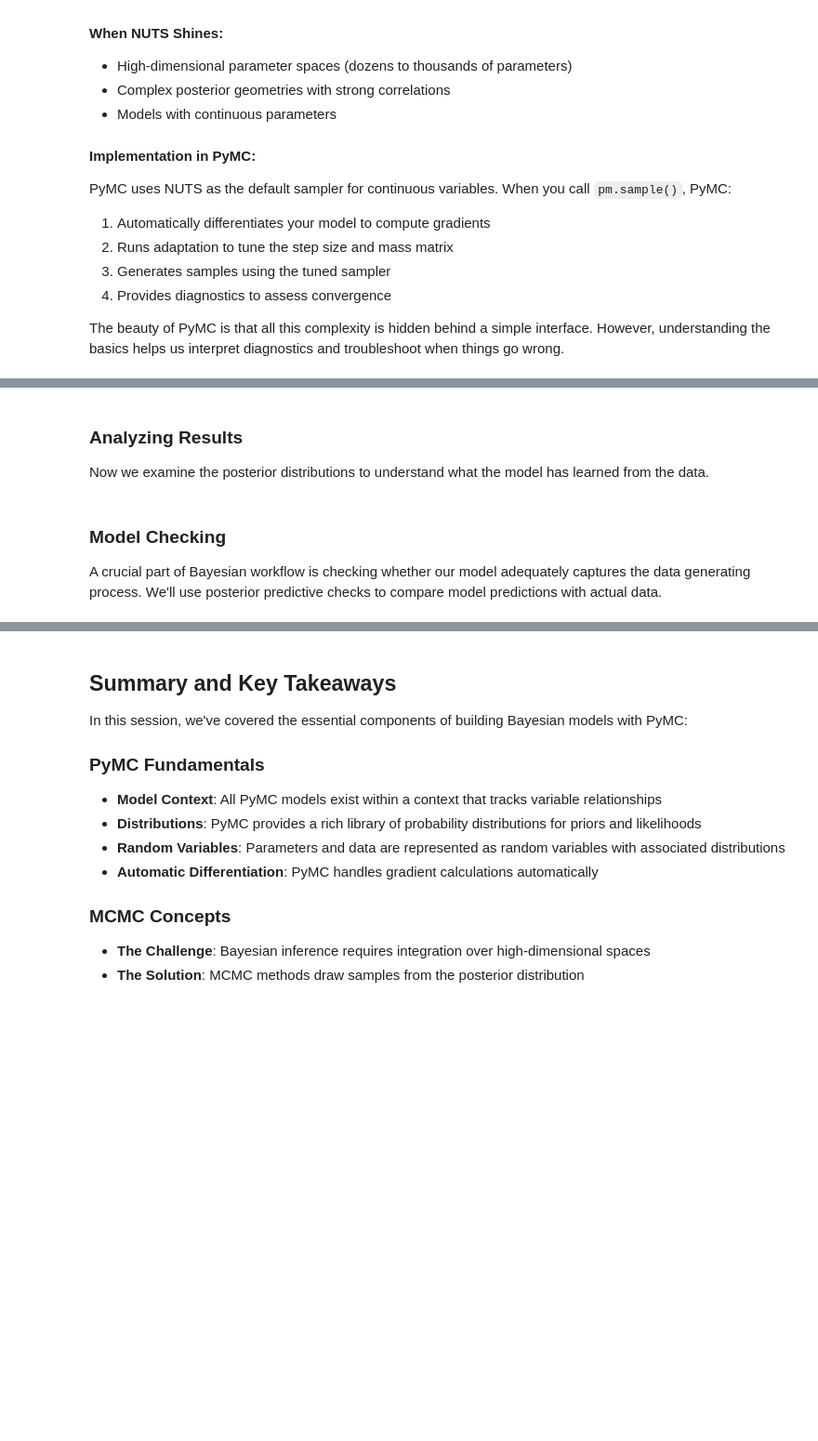
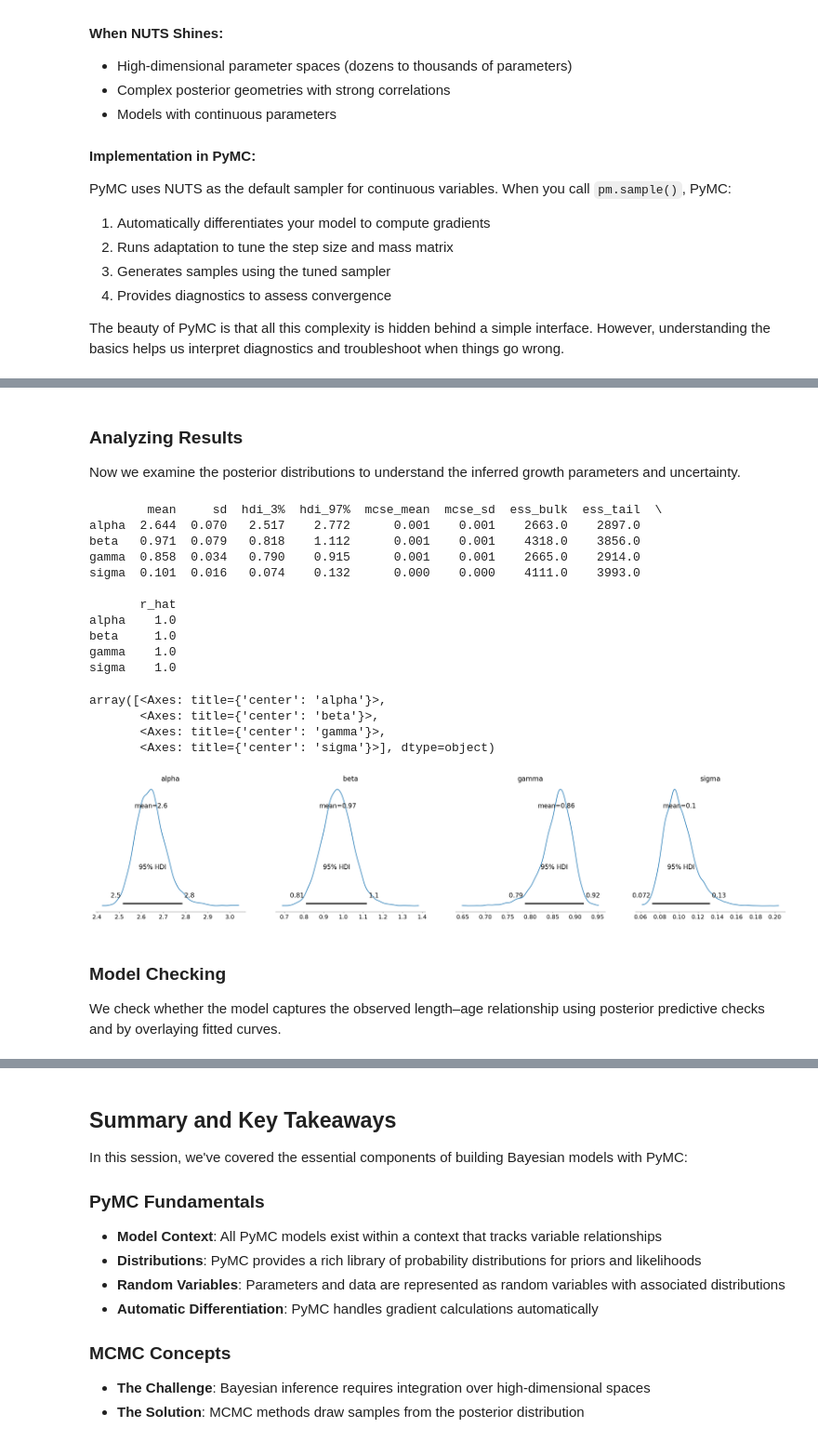
Before and after one commit to fonnesbeck/instats_advanced_bayes, a Jupyter notebook: sessions/Session2-Building_Models_With_PyMC.ipynb, the cells around one changed output, grey strips where cells are left out. Shown at 93% size. Saved outputs shown, nothing was run; the diff lists cells and outputs as text; code cells hidden in the pictures; blank space fills up the shorter version.

Commit message:
Updated drafts of 3 notebooks; new datasets

```diff
--- a/sessions/Session2-Building_Models_With_PyMC.ipynb
+++ b/sessions/Session2-Building_Models_With_PyMC.ipynb
@@ -660,10 +622,10 @@ This is a perfect application for Bayesian regression because:
 # %%
-# Load the fish market data
-fish_data = pl.read_csv("../data/fish-market.csv")
+# Load the dugongs dataset
+# The first line of the CSV is a comment; skip it
+dugongs = pl.read_csv("../data/dugongs.csv")
 
-print(f"Dataset shape: {fish_data.shape}")
-print(f"\nColumns: {fish_data.columns}")
-print(f"\nSpecies: {fish_data['Species'].unique()}")
+print(f"Dataset shape: {dugongs.shape}")
+print(f"\nColumns: {dugongs.columns}")
 
 # Display first few rows
-fish_data.head()
+dugongs.head()
@@ -791,8 +745,6 @@ With reasonable priors confirmed, we can now fit the model using MCMC. PyMC will
 # %%
 # Fit the model
-with fish_model:
-    # Sample from posterior
-    fish_trace = pm.sample(2000, tune=2000, random_seed=42)
-
-    # Sample posterior predictive for model checking
-    post_pred = pm.sample_posterior_predictive(fish_trace, random_seed=42)
+with dugong_model:
+    trace = pm.sample(2000, tune=2000, random_seed=RNG)
+    # Posterior predictive for model checking
+    post_pred = pm.sample_posterior_predictive(trace, random_seed=RNG)
@@ -799,29 +761,32 @@ with fish_model:
 # %% [markdown]
 ### Analyzing Results
 
-Now we examine the posterior distributions to understand what the model has learned from the data.
+Now we examine the posterior distributions to understand the inferred growth parameters and uncertainty.
 # %%
-# Summary statistics
-print("Regression Coefficients:")
-print(az.summary(fish_trace, var_names=['alpha', 'beta', 'sigma'],
-                filter_vars="like"))
+# Summary statistics for growth parameters
+print(az.summary(trace, var_names=['alpha', 'beta', 'gamma', 'sigma']))
 
-# Visualize coefficients
-az.plot_forest(fish_trace,
-               var_names=['beta'],
-               combined=True,
-               hdi_prob=0.95,
-               figsize=(10, 6))
-plt.title('Posterior Distributions of Standardized Coefficients')
-plt.xlabel('Standardized Coefficient Value')
-plt.show()
-
-# Interpret coefficients
-beta_means = fish_trace.posterior['beta'].mean(dim=['chain', 'draw'])
-for i, var in enumerate(predictor_vars):
-    print(f"{var}: {beta_means[i].item():.3f}")
+# Visualize posterior for parameters
+az.plot_posterior(trace, var_names=['alpha', 'beta', 'gamma', 'sigma'], hdi_prob=0.95)
+# %% [output]
+        mean     sd  hdi_3%  hdi_97%  mcse_mean  mcse_sd  ess_bulk  ess_tail  \
+alpha  2.644  0.070   2.517    2.772      0.001    0.001    2663.0    2897.0
+beta   0.971  0.079   0.818    1.112      0.001    0.001    4318.0    3856.0
+gamma  0.858  0.034   0.790    0.915      0.001    0.001    2665.0    2914.0
+sigma  0.101  0.016   0.074    0.132      0.000    0.000    4111.0    3993.0
+
+       r_hat
+alpha    1.0
+beta     1.0
+gamma    1.0
+sigma    1.0
+array([<Axes: title={'center': 'alpha'}>,
+       <Axes: title={'center': 'beta'}>,
+       <Axes: title={'center': 'gamma'}>,
+       <Axes: title={'center': 'sigma'}>], dtype=object)
+[figure, added]
 # %% [markdown]
 ### Model Checking
 
-A crucial part of Bayesian workflow is checking whether our model adequately captures the data generating process. We'll use posterior predictive checks to compare model predictions with actual data.
+We check whether the model captures the observed length–age relationship using posterior predictive checks and by overlaying fitted curves.
 # %%
```
Also changed, not shown: parts of 24 cells of this notebook, 4 other files.
